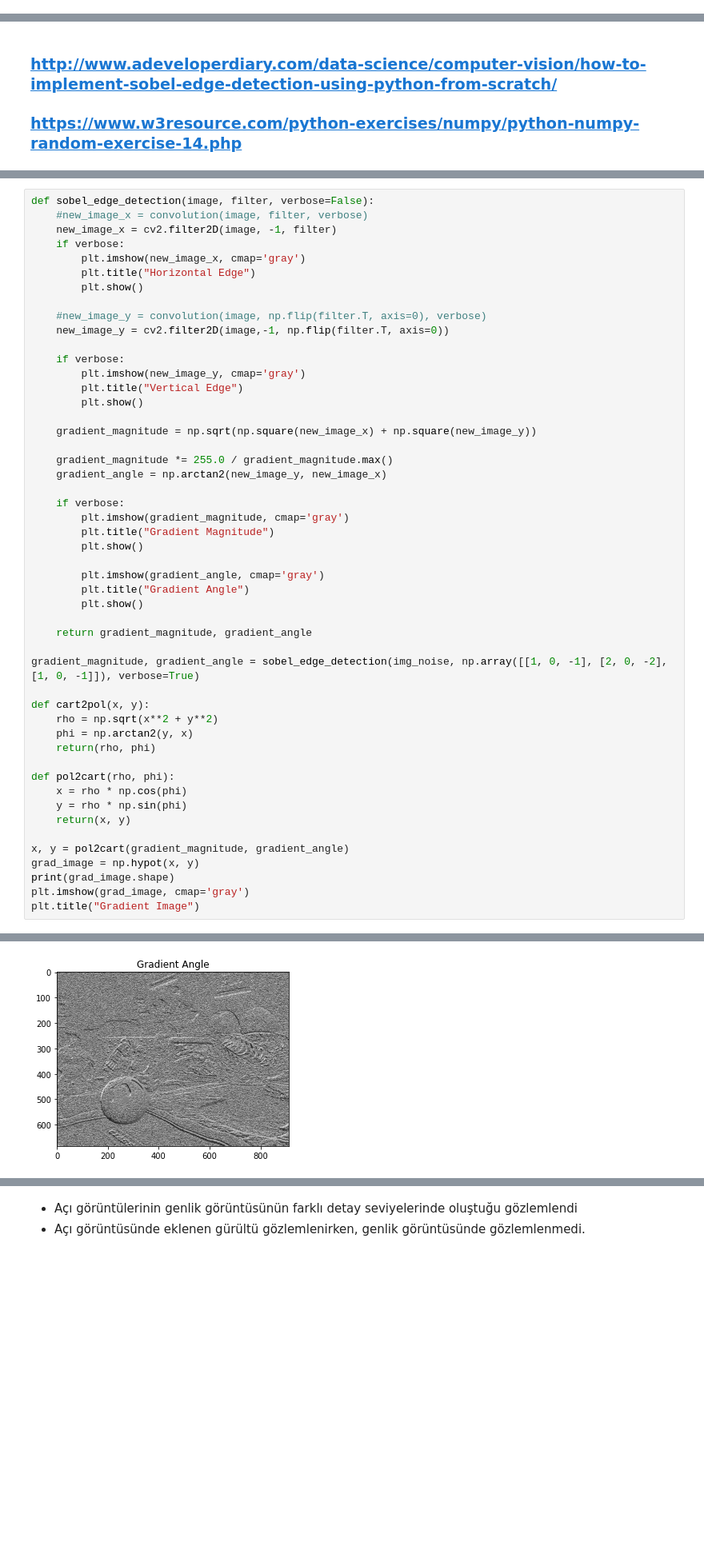
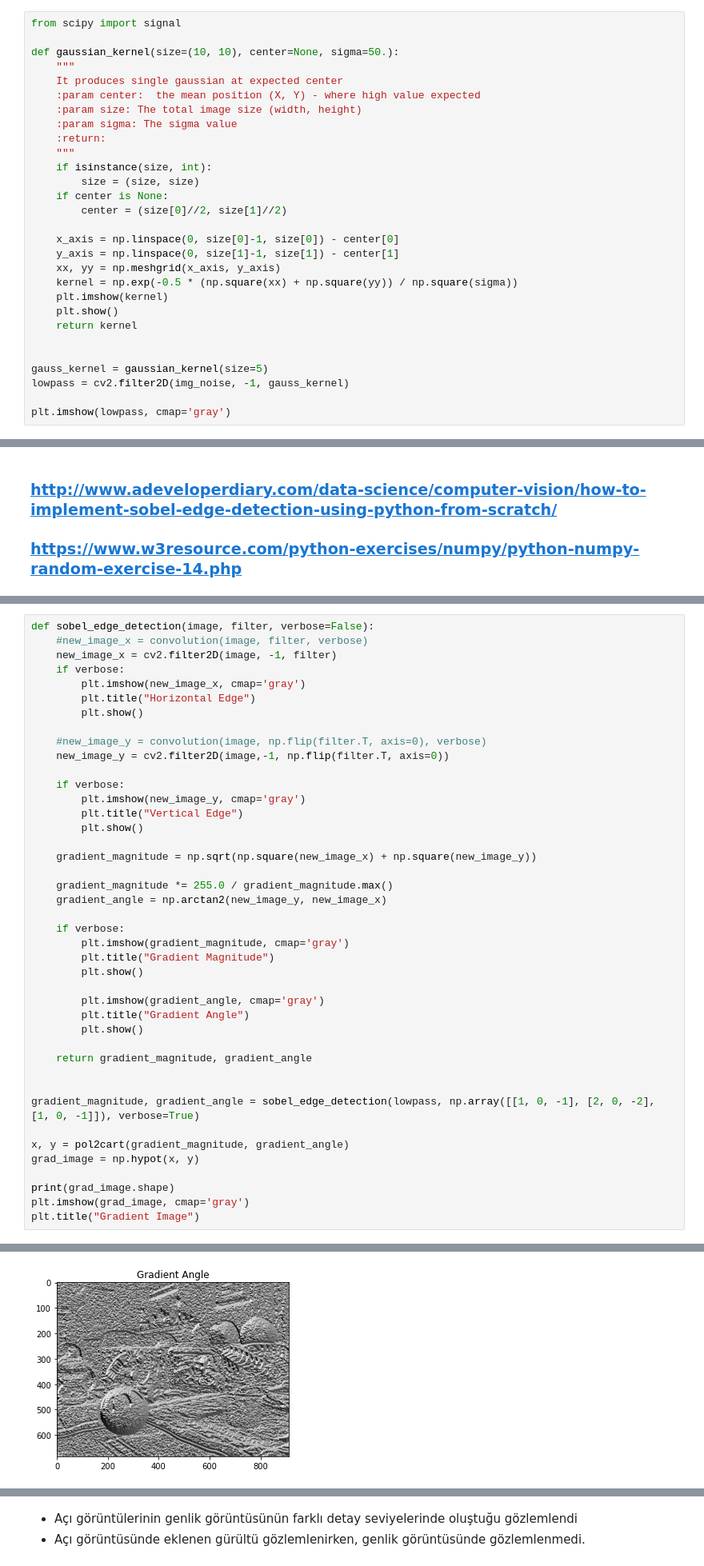
Before and after one commit to melihozaydin/MSc_Projects, a Jupyter notebook: BM5113 - Bilgisayarla Görme/hw1/1.3.ipynb, the cells around one changed output, grey strips where cells are left out. Shown at 80% size. Drawn from its saved outputs; the diff is of its cells as text; blank space fills up the shorter version.

```diff
--- a/BM5113 - Bilgisayarla Görme/hw1/1.3.ipynb
+++ b/BM5113 - Bilgisayarla Görme/hw1/1.3.ipynb
@@ -32,0 +37,29 @@ lowpass = scipy.ndimage.gaussian_filter(img_noise, 5)
+# %%
+from scipy import signal
+
+def gaussian_kernel(size=(10, 10), center=None, sigma=50.):
+    """
+    It produces single gaussian at expected center
+    :param center:  the mean position (X, Y) - where high value expected
+    :param size: The total image size (width, height)
+    :param sigma: The sigma value
+    :return:
+    """
+    if isinstance(size, int):
+        size = (size, size)
+    if center is None:
+        center = (size[0]//2, size[1]//2)
+
+    x_axis = np.linspace(0, size[0]-1, size[0]) - center[0]
+    y_axis = np.linspace(0, size[1]-1, size[1]) - center[1]
+    xx, yy = np.meshgrid(x_axis, y_axis)
+    kernel = np.exp(-0.5 * (np.square(xx) + np.square(yy)) / np.square(sigma))
+    plt.imshow(kernel)
+    plt.show()
+    return kernel
+
+
+gauss_kernel = gaussian_kernel(size=5)
+lowpass = cv2.filter2D(img_noise, -1, gauss_kernel)
+
+plt.imshow(lowpass, cmap='gray')
@@ -88,20 +134,12 @@ def sobel_edge_detection(image, filter, verbose=False):
 
     return gradient_magnitude, gradient_angle
 
-gradient_magnitude, gradient_angle = sobel_edge_detection(img_noise, np.array([[1, 0, -1], [2, 0, -2], [1, 0, -1]]), verbose=True)
 
-def cart2pol(x, y):
-    rho = np.sqrt(x**2 + y**2)
-    phi = np.arctan2(y, x)
-    return(rho, phi)
-
-def pol2cart(rho, phi):
-    x = rho * np.cos(phi)
-    y = rho * np.sin(phi)
-    return(x, y)
+gradient_magnitude, gradient_angle = sobel_edge_detection(lowpass, np.array([[1, 0, -1], [2, 0, -2], [1, 0, -1]]), verbose=True)
 
 x, y = pol2cart(gradient_magnitude, gradient_angle)
 grad_image = np.hypot(x, y)
+
 print(grad_image.shape)
 plt.imshow(grad_image, cmap='gray')
 plt.title("Gradient Image")
@@ -112,3 +150,3 @@ plt.title("Gradient Image")
-[figure, old version]
+[figure, new version]
 (684, 912)
 Text(0.5, 1.0, 'Gradient Image')
```
Also changed, not shown: parts of 7 cells of this notebook, 1 other file.
